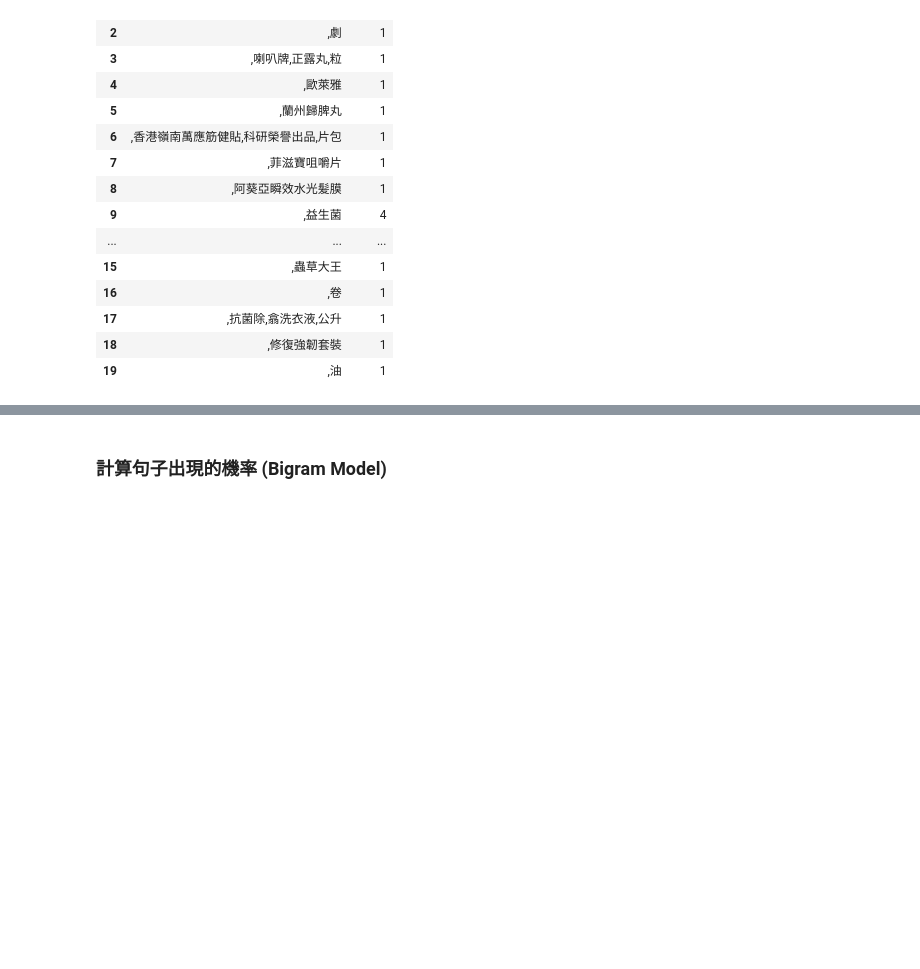
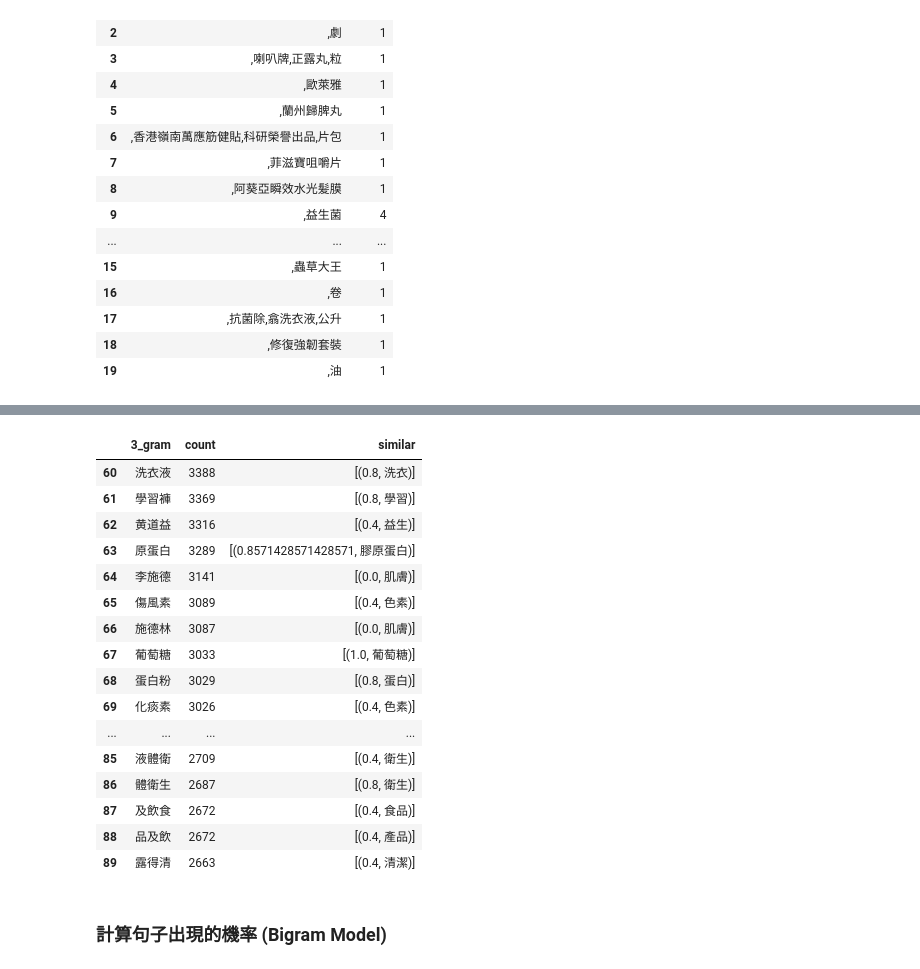
Before and after one commit to victor31ao/search_keywords, a Jupyter notebook: finding_keywords.ipynb, the cells around one changed output, grey strips where cells are left out. Saved outputs shown, nothing was run; the diff lists cells and outputs as text; code cells hidden in the pictures; blank space fills up the shorter version.

```diff
--- a/finding_keywords.ipynb
+++ b/finding_keywords.ipynb
@@ -206,0 +186,16 @@ def find_matches(term, ngram, n):
+# %%
+from difflib import SequenceMatcher
+
+
+def similar(a, b):
+    return SequenceMatcher(None, a, b).ratio()
+
+
+def correct_word(word, dictionary):
+    similarities = [(similar(word, dict_word), dict_word) for dict_word in dictionary]
+    best_match = max(similarities, key=lambda x: x[0])
+    return best_match  # [1] if best_match[0] > 0.5 else word
+# %%
+product_list = pd.read_csv("./sample_data/summary_sorted.csv")
+product_list = product_list[product_list["retain"] == True]
+product_list
@@ -206,0 +216,24 @@ def find_matches(term, ngram, n):
+# %%
+find_similar_df = trigram_df[trigram_df["count"] > 300].copy()
+
+find_similar_df["similar"] = find_similar_df["3_gram"].apply(lambda x: [correct_word(x, product_list["n_gram"])])
+# %%
+find_similar_df.iloc[60:90]
+# %% [output]
+|  | 3_gram | count | similar |
+| 60 | 洗衣液 | 3388 | [(0.8, 洗衣)] |
+| 61 | 學習褲 | 3369 | [(0.8, 學習)] |
+| 62 | 黄道益 | 3316 | [(0.4, 益生)] |
+| 63 | 原蛋白 | 3289 | [(0.8571428571428571, 膠原蛋白)] |
+| 64 | 李施德 | 3141 | [(0.0, 肌膚)] |
+| 65 | 傷風素 | 3089 | [(0.4, 色素)] |
+| 66 | 施德林 | 3087 | [(0.0, 肌膚)] |
+| 67 | 葡萄糖 | 3033 | [(1.0, 葡萄糖)] |
+| 68 | 蛋白粉 | 3029 | [(0.8, 蛋白)] |
+| 69 | 化痰素 | 3026 | [(0.4, 色素)] |
+| ... | ... | ... | ... |
+| 85 | 液體衛 | 2709 | [(0.4, 衛生)] |
+| 86 | 體衛生 | 2687 | [(0.8, 衛生)] |
+| 87 | 及飲食 | 2672 | [(0.4, 食品)] |
+| 88 | 品及飲 | 2672 | [(0.4, 產品)] |
+| 89 | 露得清 | 2663 | [(0.4, 清潔)] |
```
Also changed, not shown: parts of 13 cells of this notebook.
